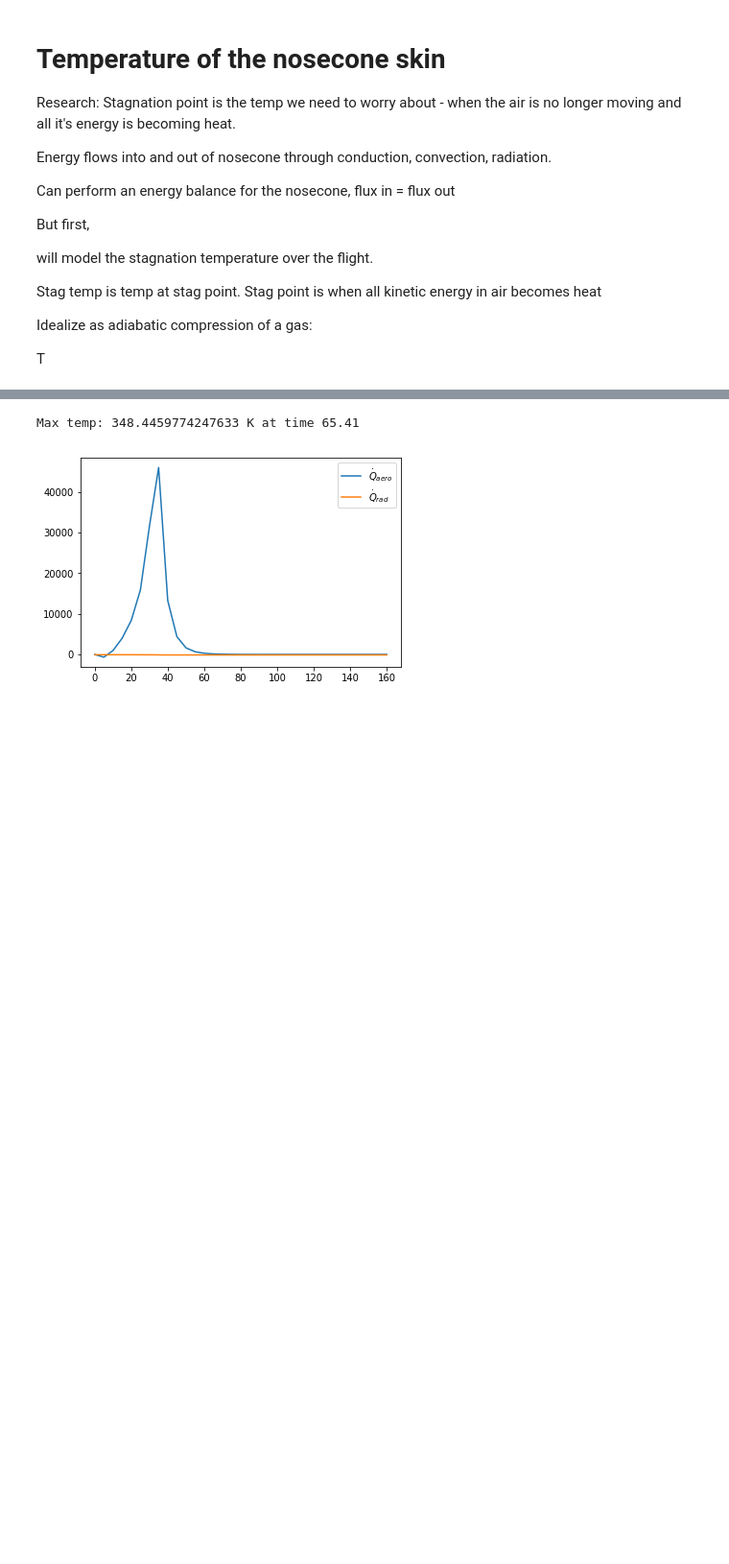
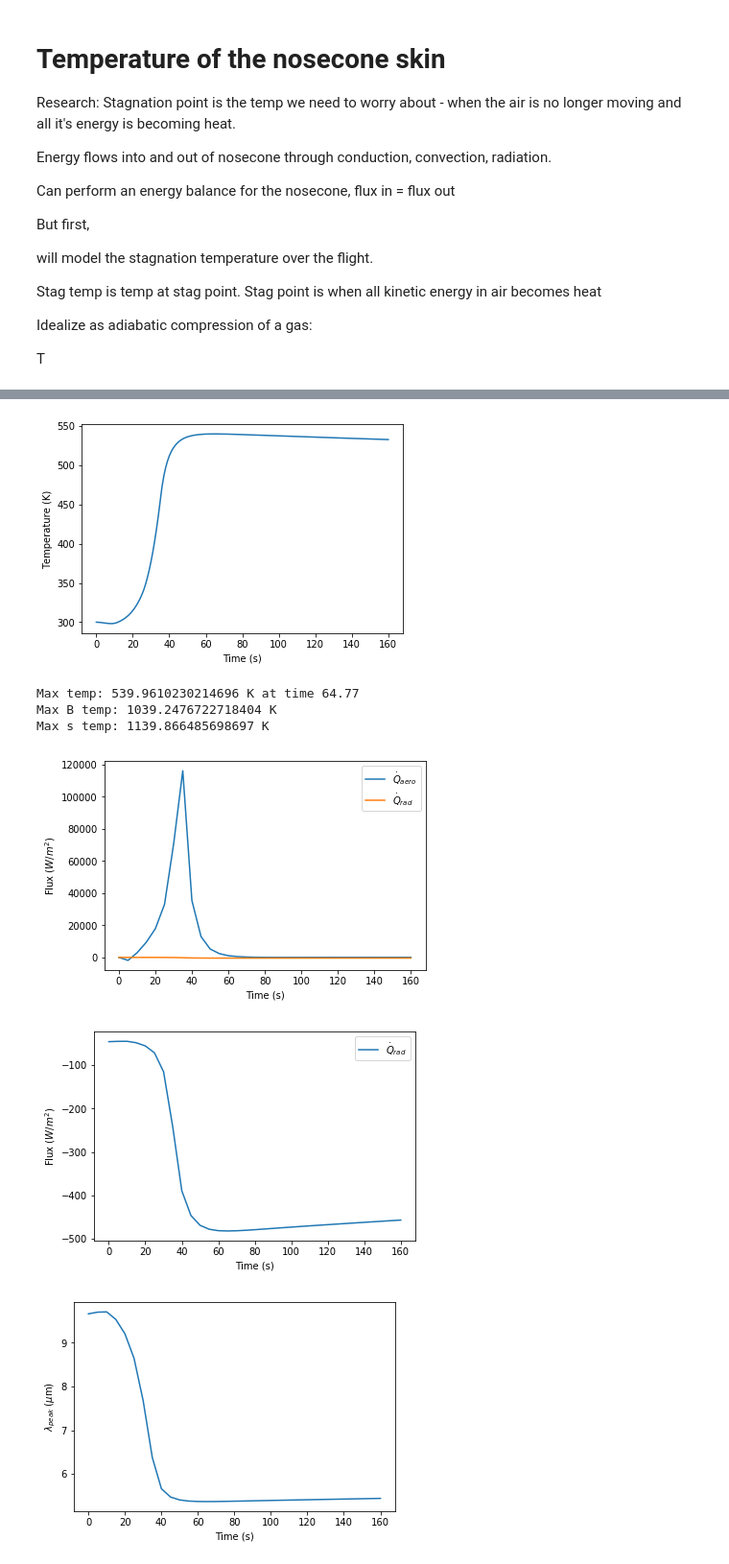
Before and after one commit to Esouder/Phys-203-Final-Project, a Jupyter notebook: flight-simulation.ipynb, the cells around one changed output, grey strips where cells are left out. Shown at 96% size. Drawn from its saved outputs; the diff is of its cells as text; code cells hidden in the pictures; blank space fills up the shorter version.

```diff
--- a/flight-simulation.ipynb
+++ b/flight-simulation.ipynb
@@ -122,11 +127,14 @@ radflux = []
 hlog = []
 deltalog = []
 staglog = []
+peaklambda = []
 skintemps.append(T_N)
 
 maxtemp = 0
 maxtemptime = 0
 
+maxbtemp = 0
+maxstemp = 0
 
 prevTime = float(times[0])
 
@@ -139,14 +147,23 @@ for curTime in times[1:]:
 
     u = machs[index]*c
 
-    mu = -1.00 * 10**-5 - 1.47 * 10**-9*T_B + 1.68 * 10**-6*T_B**0.5
-    k = (-1.29 * 10**-2 + 2.43 * 10**-5*T_B - 3.39 * 10**-9*T_B**2  + 1.88 * 10**-3*T_B**0.5)
 
-    h=(0.0071+0.0154*beta**0.5)*k/(mu**0.8*l**0.2)*rho0[index]*u
 
     T_s = T0[index]*(1+(1.4-1)/2*machs[index]**2)
 
     T_B = K*T_s+T0[index]*(1-K)
+
+    mu = -1.00 * 10**-5 - 1.47 * 10**-9*T_B + 1.68 * 10**-6*T_B**0.5
+    k = (-1.29 * 10**-2 + 2.43 * 10**-5*T_B - 3.39 * 10**-9*T_B**2  + 1.88 * 10**-3*T_B**0.5)
+
+    #for calculating h, convert all to imperial
+    k_i= k*1.604*10**-4
+    mu_i=mu*0.672
+    rho_i = rho0[index]*0.6624
+    u_i = u*3.281
+    l_i = l*3.281
+    h=20442*((0.0071+0.0154*beta**0.5)*k_i/(mu_i**0.8*l_i**0.2)*(rho_i*u_i)**0.8).real
+
 
     Qdot_aero = h*(T_B-T_N)
 
@@ -157,6 +174,8 @@ for curTime in times[1:]:
     deltaT_N = step*(Qdot_aero+Qdot_rad)/G
 
     T_N+=deltaT_N
+
+    peaklambda.append(2898/T_N)
 
     skintemps.append(T_N)
     aeroflux.append(Qdot_aero)
@@ -164,36 +183,79 @@ for curTime in times[1:]:
     Blayertemps.append(T_B)
     hlog.append(h)
     deltalog.append(deltaT_N)
     staglog.append(T_s)
 
     if(T_N>maxtemp):
         maxtemp=T_N
         maxtemptime = times[index]
 
+    if(T_B>maxbtemp):
+        maxbtemp=T_B
+    if(T_s>maxstemp):
+        maxstemp=T_s
     #setup for next iter
     prevTime = float(curTime)
 
 plt.plot(times[::100],skintemps[::100])
-#plt.plot(times[::100],staglog[::100])
-#plt.plot(times[::500],Blayertemps[::500])
+plt.xlabel("Time (s)")
+plt.ylabel("Temperature (K)")
 
 #plt.plot(times[::500],hlog[::500])
 #plt.plot(times[::500],deltalog[::500])
 
-plt.savefig("figures/tempprofile",dpi=600)
+plt.savefig("figures/tempprofile",dpi=600, bbox_inches='tight')
+plt.show()
 plt.clf()
 
+plt.plot(times[::500],staglog[::500], label="$T_s$")
+plt.plot(times[::500],Blayertemps[::500], label = "$T_B$")
+plt.legend()
+plt.xlabel("Time (s)")
+plt.ylabel("Temperaure (K)")
+
+plt.savefig("figures/stagboundtemps",dpi=600, bbox_inches='tight')
+
+plt.clf()
 print(f"Max temp: {maxtemp} K at time {maxtemptime}")
+print(f"Max B temp: {maxbtemp} K")
+print(f"Max s temp: {maxstemp} K")
+
 
 plt.plot(times[::500],aeroflux[::500], label="$\dot{Q}_{aero}$")
 plt.plot(times[::500],radflux[::500], label="$\dot{Q}_{rad}$")
 plt.legend()
+plt.ylabel("Flux ($W/m^2$)")
+plt.xlabel("Time (s)")
 
-plt.savefig("figures/flux",dpi=600)
+
+plt.savefig("figures/flux",dpi=600, bbox_inches='tight')
+
+plt.show()
+plt.clf()
+
+plt.plot(times[::500],radflux[::500], label="$\dot{Q}_{rad}$")
+plt.legend()
+plt.ylabel("Flux ($W/m^2$)")
+plt.xlabel("Time (s)")
+
+
+plt.savefig("figures/fluxrad",dpi=600, bbox_inches='tight')
 
 
 
 plt.show()
+plt.clf()
+
+plt.plot(times[::500], peaklambda[::500], label="$\lambda_{{peak}}, \mu m$")
+plt.xlabel("Time (s)")
+plt.ylabel("$\lambda_{peak}$ ($\mu$m)")
+
+plt.savefig("figures/wavelength", dpi=600, bbox_inches='tight')
 # %% [output]
+[figure, new version]
-Max temp: 348.4459774247633 K at time 65.41
+Max temp: 539.9610230214696 K at time 64.77
+Max B temp: 1039.2476722718404 K
+Max s temp: 1139.866485698697 K
-[figure, old version]
+[figure, added]
+[figure, added]
+[figure, added]
```
Also changed, not shown: parts of 2 cells of this notebook, 13 other files.
